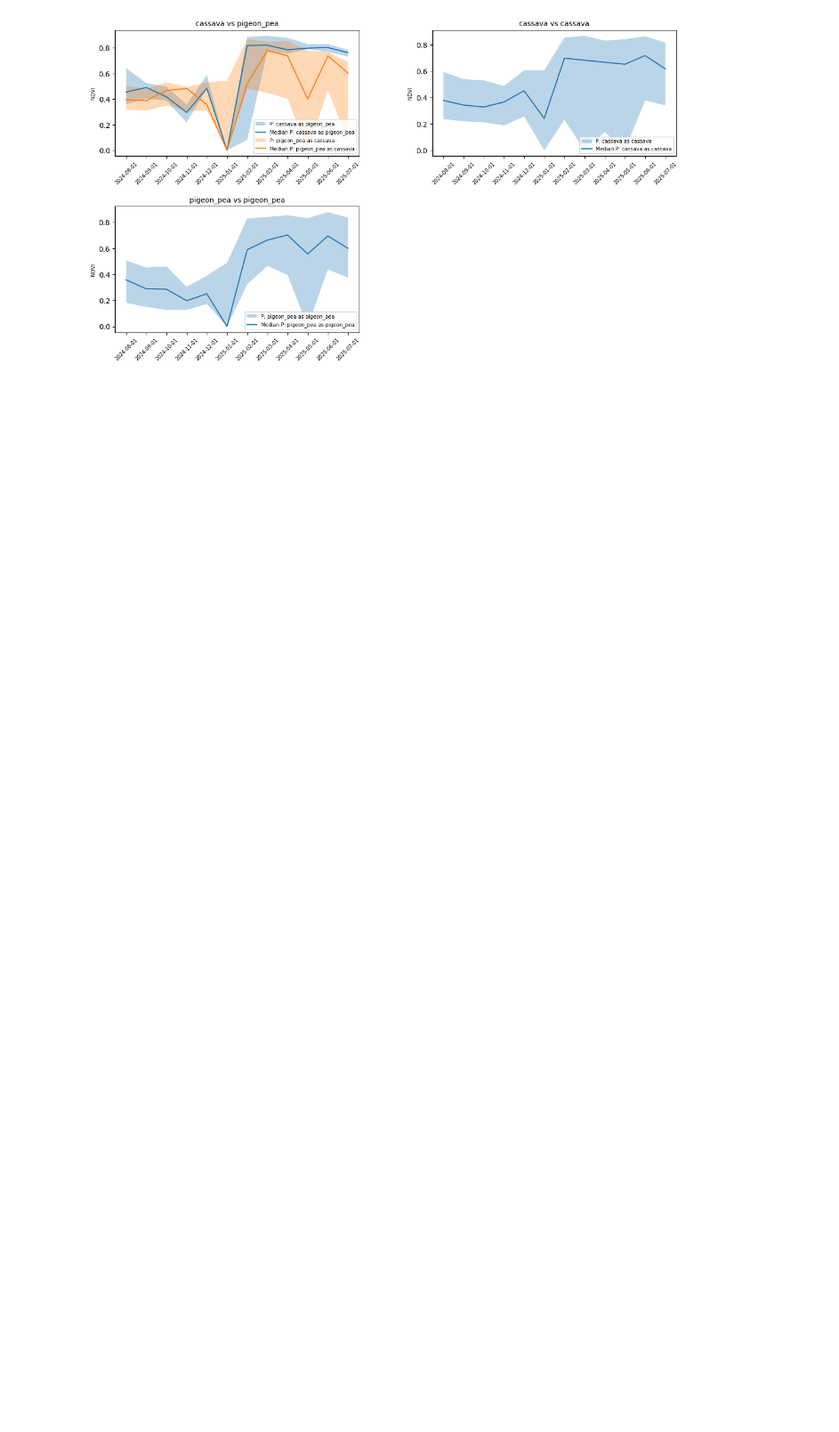
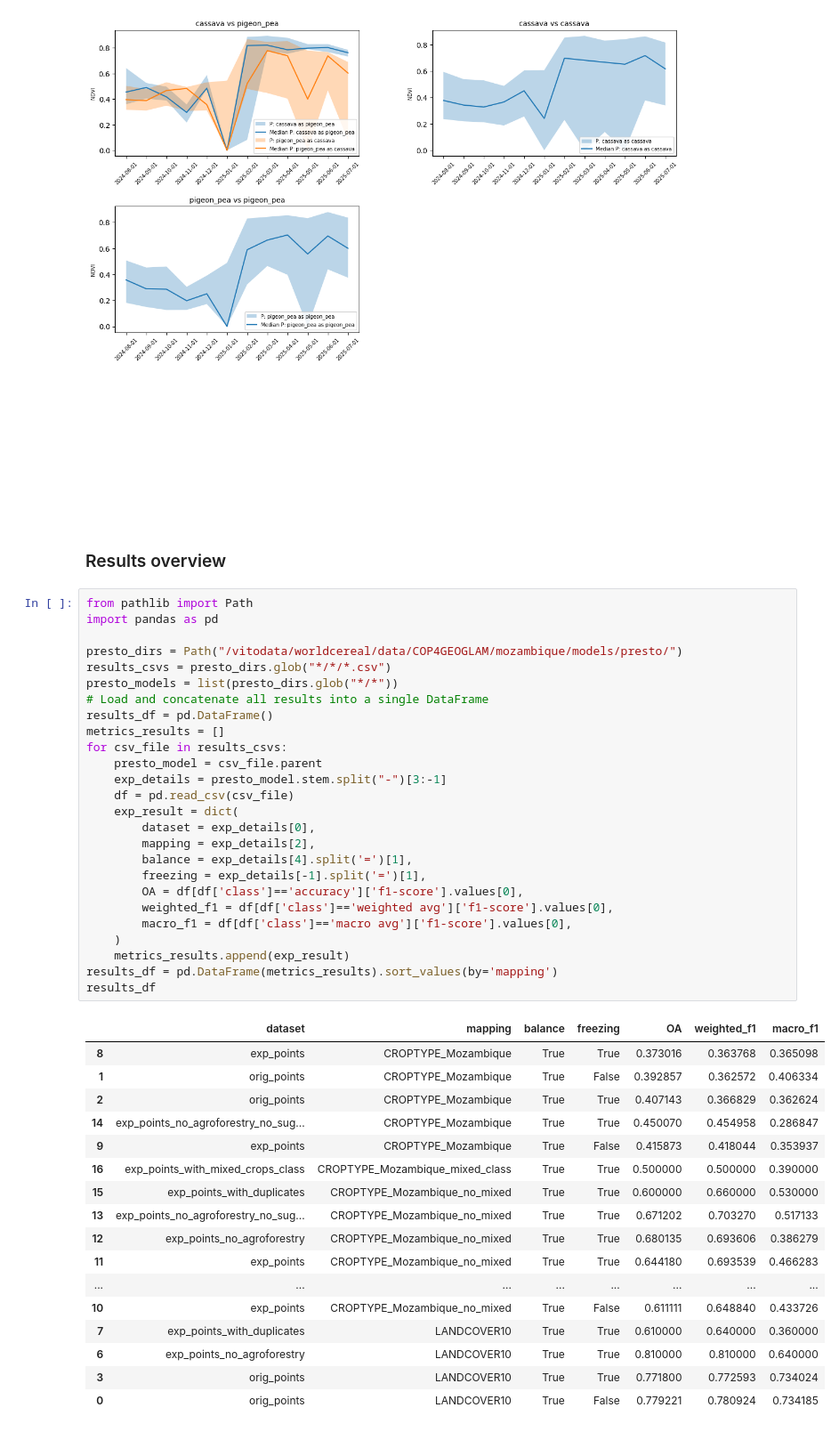
Before and after one commit to WorldCereal/worldcereal-cop4geoglam, a Jupyter notebook: notebooks/data_and_results_investigation.ipynb, the cells around one changed output. Shown at 89% size. Cells and saved outputs as stored; diff of their text form; blank space fills up the shorter version.

Commit message:
added results table

```diff
--- a/notebooks/data_and_results_investigation.ipynb
+++ b/notebooks/data_and_results_investigation.ipynb
@@ -432,3 +433,49 @@ plot_ndvi_time_series_percentiles(
     )
 # %% [output]
 [figure]
+# %% [markdown]
+### Results overview
+# %%
+from pathlib import Path
+import pandas as pd
+
+presto_dirs = Path("/vitodata/worldcereal/data/COP4GEOGLAM/mozambique/models/presto/")
+results_csvs = presto_dirs.glob("*/*/*.csv")
+presto_models = list(presto_dirs.glob("*/*"))
+# Load and concatenate all results into a single DataFrame
+results_df = pd.DataFrame()
+metrics_results = []
+for csv_file in results_csvs:
+    presto_model = csv_file.parent
+    exp_details = presto_model.stem.split("-")[3:-1]
+    df = pd.read_csv(csv_file)
+    exp_result = dict(
+        dataset = exp_details[0],
+        mapping = exp_details[2],
+        balance = exp_details[4].split('=')[1],
+        freezing = exp_details[-1].split('=')[1],
+        OA = df[df['class']=='accuracy']['f1-score'].values[0],
+        weighted_f1 = df[df['class']=='weighted avg']['f1-score'].values[0],
+        macro_f1 = df[df['class']=='macro avg']['f1-score'].values[0],
+    )
+    metrics_results.append(exp_result)
+results_df = pd.DataFrame(metrics_results).sort_values(by='mapping')
+results_df
+# %% [output]
+|  | dataset | mapping | balance | freezing | OA | weighted_f1 | macro_f1 |
+| 8 | exp_points | CROPTYPE_Mozambique | True | True | 0.373016 | 0.363768 | 0.365098 |
+| 1 | orig_points | CROPTYPE_Mozambique | True | False | 0.392857 | 0.362572 | 0.406334 |
+| 2 | orig_points | CROPTYPE_Mozambique | True | True | 0.407143 | 0.366829 | 0.362624 |
+| 14 | exp_points_no_agroforestry_no_sug... | CROPTYPE_Mozambique | True | True | 0.450070 | 0.454958 | 0.286847 |
+| 9 | exp_points | CROPTYPE_Mozambique | True | False | 0.415873 | 0.418044 | 0.353937 |
+| 16 | exp_points_with_mixed_crops_class | CROPTYPE_Mozambique_mixed_class | True | True | 0.500000 | 0.500000 | 0.390000 |
+| 15 | exp_points_with_duplicates | CROPTYPE_Mozambique_no_mixed | True | True | 0.600000 | 0.660000 | 0.530000 |
+| 13 | exp_points_no_agroforestry_no_sug... | CROPTYPE_Mozambique_no_mixed | True | True | 0.671202 | 0.703270 | 0.517133 |
+| 12 | exp_points_no_agroforestry | CROPTYPE_Mozambique_no_mixed | True | True | 0.680135 | 0.693606 | 0.386279 |
+| 11 | exp_points | CROPTYPE_Mozambique_no_mixed | True | True | 0.644180 | 0.693539 | 0.466283 |
+| ... | ... | ... | ... | ... | ... | ... | ... |
+| 10 | exp_points | CROPTYPE_Mozambique_no_mixed | True | False | 0.611111 | 0.648840 | 0.433726 |
+| 7 | exp_points_with_duplicates | LANDCOVER10 | True | True | 0.610000 | 0.640000 | 0.360000 |
+| 6 | exp_points_no_agroforestry | LANDCOVER10 | True | True | 0.810000 | 0.810000 | 0.640000 |
+| 3 | orig_points | LANDCOVER10 | True | True | 0.771800 | 0.772593 | 0.734024 |
+| 0 | orig_points | LANDCOVER10 | True | False | 0.779221 | 0.780924 | 0.734185 |
```
Also changed, not shown: parts of 1 cell of this notebook.
